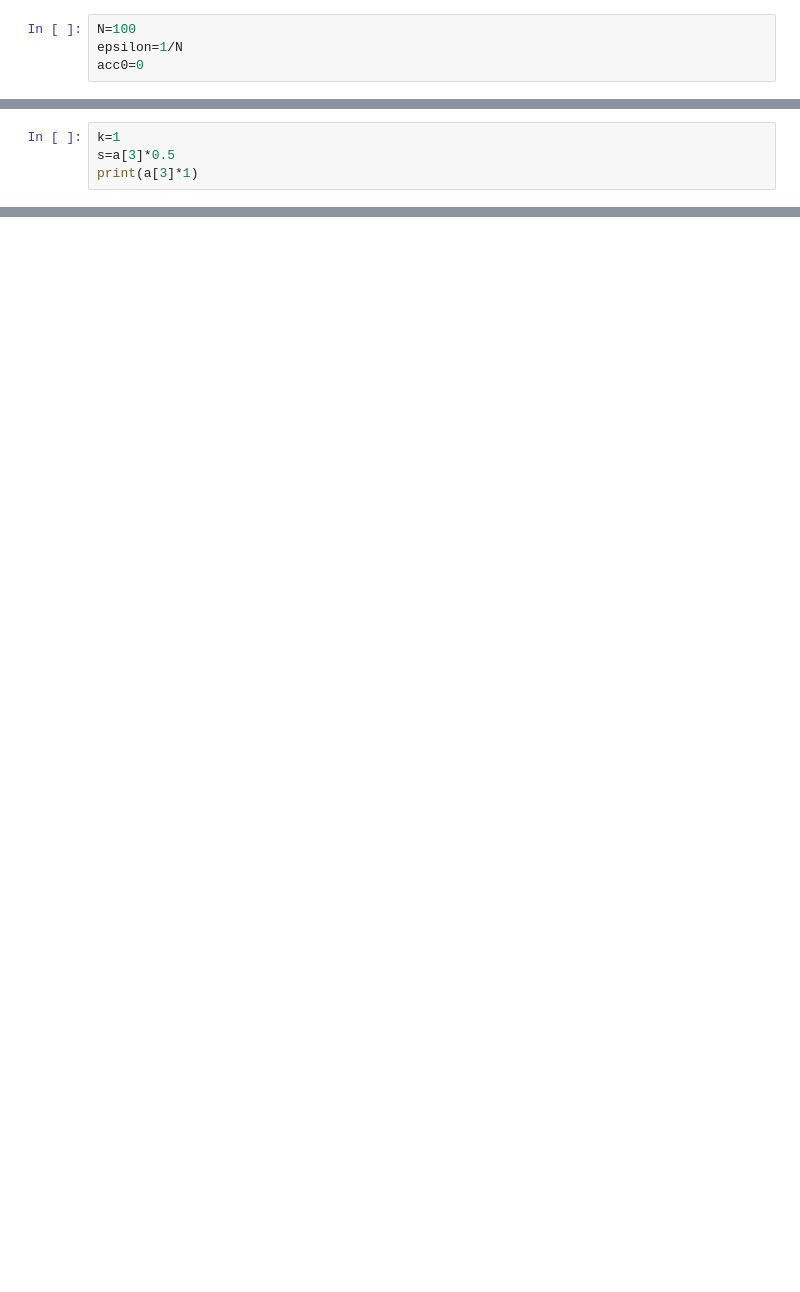
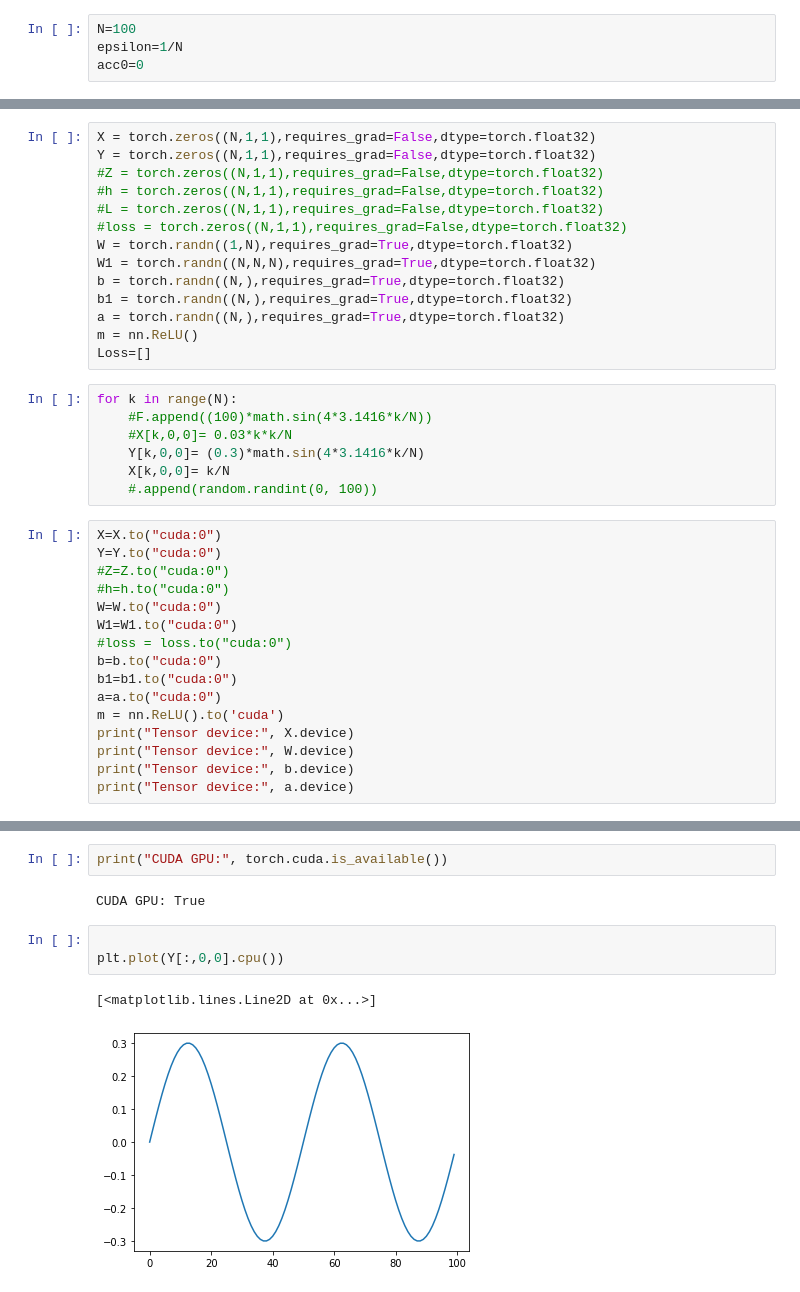
Before and after one commit to ghgv/One-layer-Relu, a Jupyter notebook: Code/Relu.ipynb, the cells around one changed output, grey strips where cells are left out. Cells and saved outputs as stored; diff of their text form; blank space fills up the shorter version.

```diff
--- a/Code/Relu.ipynb
+++ b/Code/Relu.ipynb
@@ -47,4 +42,0 @@ alpha()
-# %%
-k=1
-s=a[3]*0.5
-print(a[3]*1)
@@ -85,0 +56,37 @@ plt.plot(b)
+# %%
+X = torch.zeros((N,1,1),requires_grad=False,dtype=torch.float32)
+Y = torch.zeros((N,1,1),requires_grad=False,dtype=torch.float32)
+#Z = torch.zeros((N,1,1),requires_grad=False,dtype=torch.float32)
+#h = torch.zeros((N,1,1),requires_grad=False,dtype=torch.float32)
+#L = torch.zeros((N,1,1),requires_grad=False,dtype=torch.float32)
+#loss = torch.zeros((N,1,1),requires_grad=False,dtype=torch.float32)
+W = torch.randn((1,N),requires_grad=True,dtype=torch.float32)
+W1 = torch.randn((N,N,N),requires_grad=True,dtype=torch.float32)
+b = torch.randn((N,),requires_grad=True,dtype=torch.float32)
+b1 = torch.randn((N,),requires_grad=True,dtype=torch.float32)
+a = torch.randn((N,),requires_grad=True,dtype=torch.float32)
+m = nn.ReLU()
+Loss=[]
+# %%
+for k in range(N):
+    #F.append((100)*math.sin(4*3.1416*k/N))
+    #X[k,0,0]= 0.03*k*k/N
+    Y[k,0,0]= (0.3)*math.sin(4*3.1416*k/N)
+    X[k,0,0]= k/N
+    #.append(random.randint(0, 100))
+# %%
+X=X.to("cuda:0")
+Y=Y.to("cuda:0")
+#Z=Z.to("cuda:0")
+#h=h.to("cuda:0")
+W=W.to("cuda:0")
+W1=W1.to("cuda:0")
+#loss = loss.to("cuda:0")
+b=b.to("cuda:0")
+b1=b1.to("cuda:0")
+a=a.to("cuda:0")
+m = nn.ReLU().to('cuda')
+print("Tensor device:", X.device)
+print("Tensor device:", W.device)
+print("Tensor device:", b.device)
+print("Tensor device:", a.device)
@@ -85,0 +98,10 @@ plt.plot(b)
+# %%
+print("CUDA GPU:", torch.cuda.is_available())
+# %% [output]
+CUDA GPU: True
+# %%
+
+plt.plot(Y[:,0,0].cpu())
+# %% [output]
+[<matplotlib.lines.Line2D at 0x...>]
+[figure, added]
```
Also changed, not shown: parts of 82 cells of this notebook.
